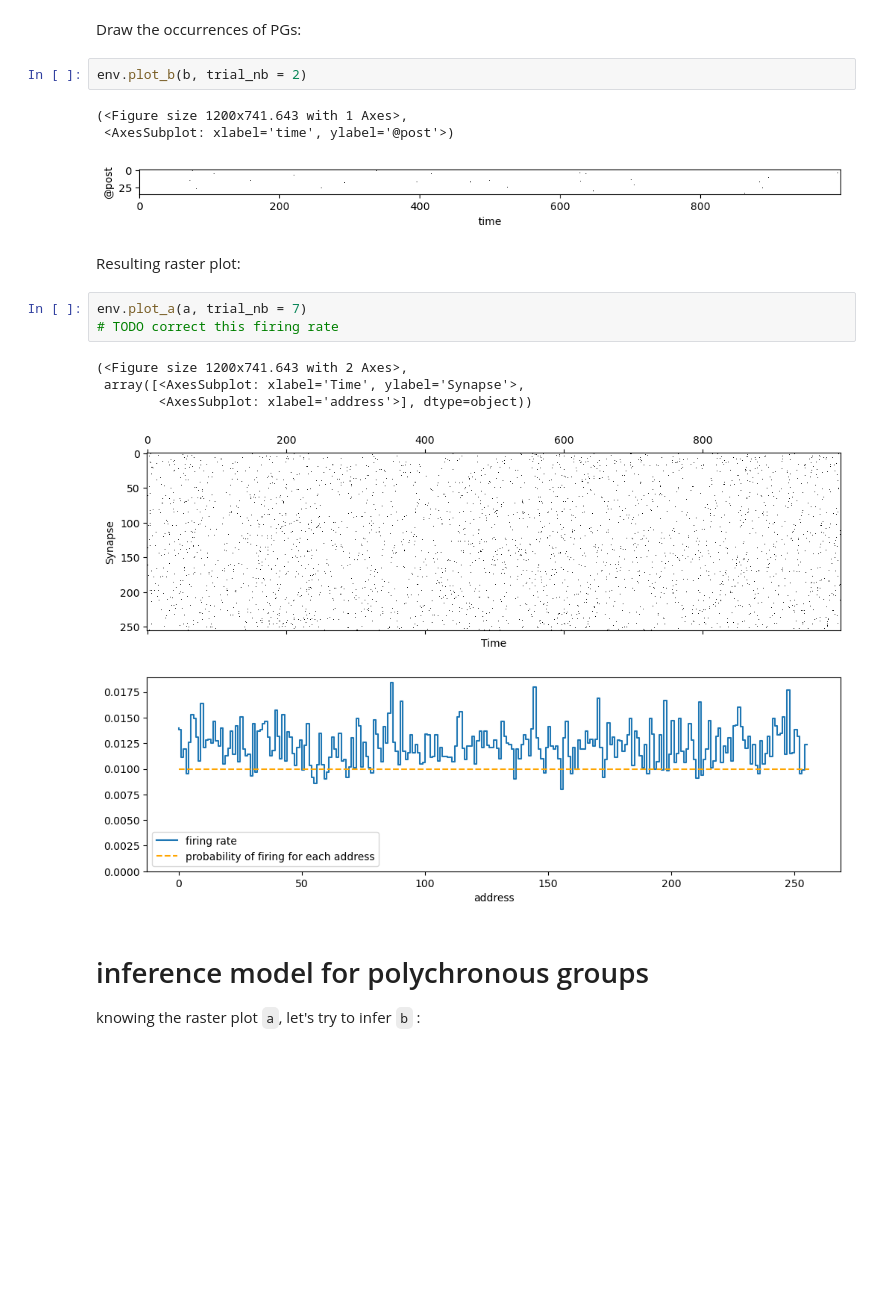
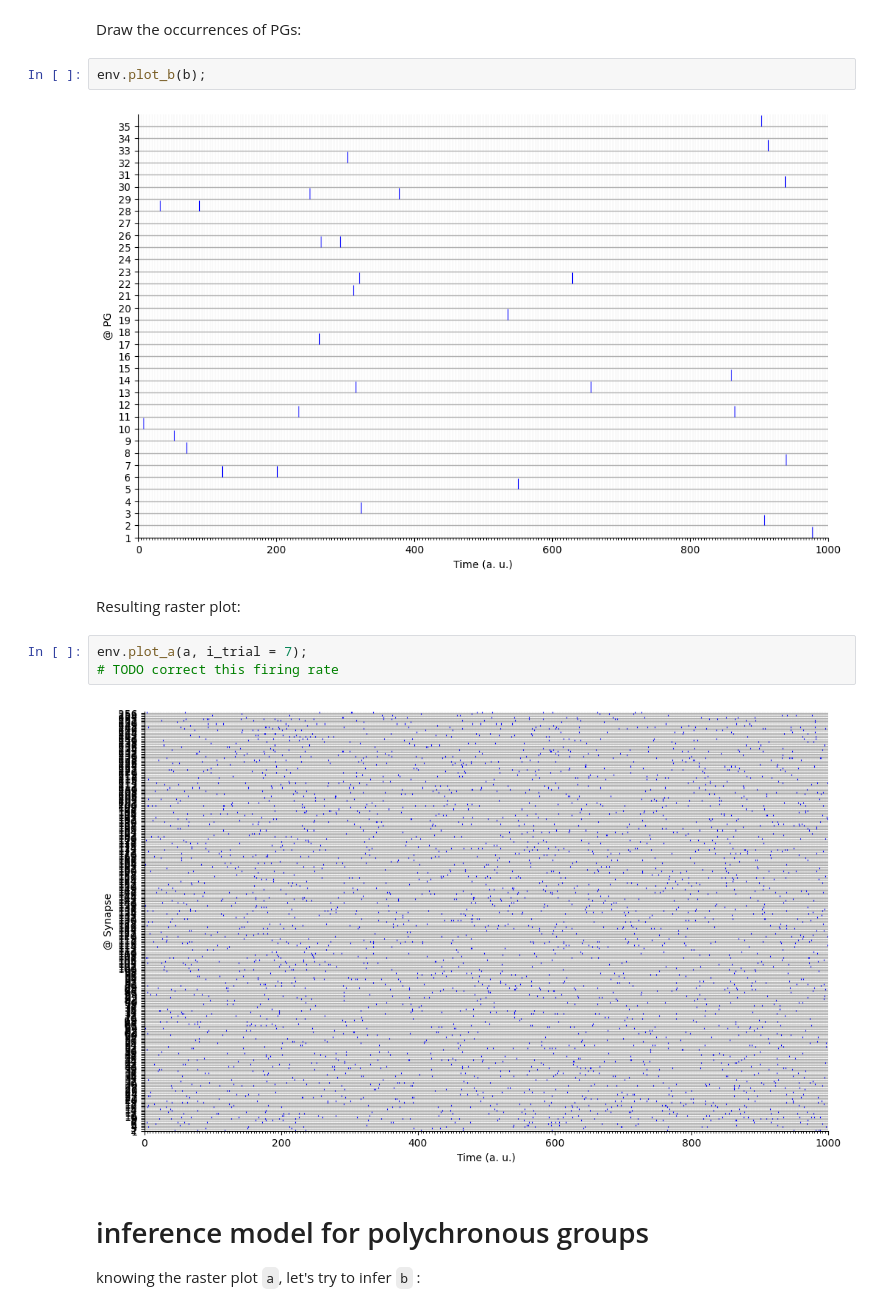
Before and after one commit to SpikeAI/TemporallyHeterogeneousConnections, a Jupyter notebook: dev/2022-11-17_ABCD.ipynb, the cells around one changed output. Cells and saved outputs as stored; diff of their text form; blank space fills up the shorter version.

Commit message:
Update 2022-11-17_ABCD.ipynb
all plots

```diff
--- a/dev/2022-11-17_ABCD.ipynb
+++ b/dev/2022-11-17_ABCD.ipynb
@@ -294,21 +336,16 @@ rp_PG = torch.sigmoid(logit_p_A + PG) > torch.rand(opt.N_pre, opt.N_PGs, opt.N_P
 # %% [markdown]
 Draw the occurrences of PGs:
 # %%
-env.plot_b(b, trial_nb = 2)
+env.plot_b(b);
 # %% [output]
-(<Figure size 1200x741.643 with 1 Axes>,
- <AxesSubplot: xlabel='time', ylabel='@post'>)
-[figure, old version]
+[figure, new version]
 # %% [markdown]
 Resulting raster plot:
 # %%
-env.plot_a(a, trial_nb = 7)
+env.plot_a(a, i_trial = 7);
 # TODO correct this firing rate
 # %% [output]
-(<Figure size 1200x741.643 with 2 Axes>,
- array([<AxesSubplot: xlabel='Time', ylabel='Synapse'>,
-        <AxesSubplot: xlabel='address'>], dtype=object))
-[figure, old version]
+[figure, new version]
 # %% [markdown]
 # inference model for polychronous groups
 
```
Also changed, not shown: parts of 31 cells of this notebook.
